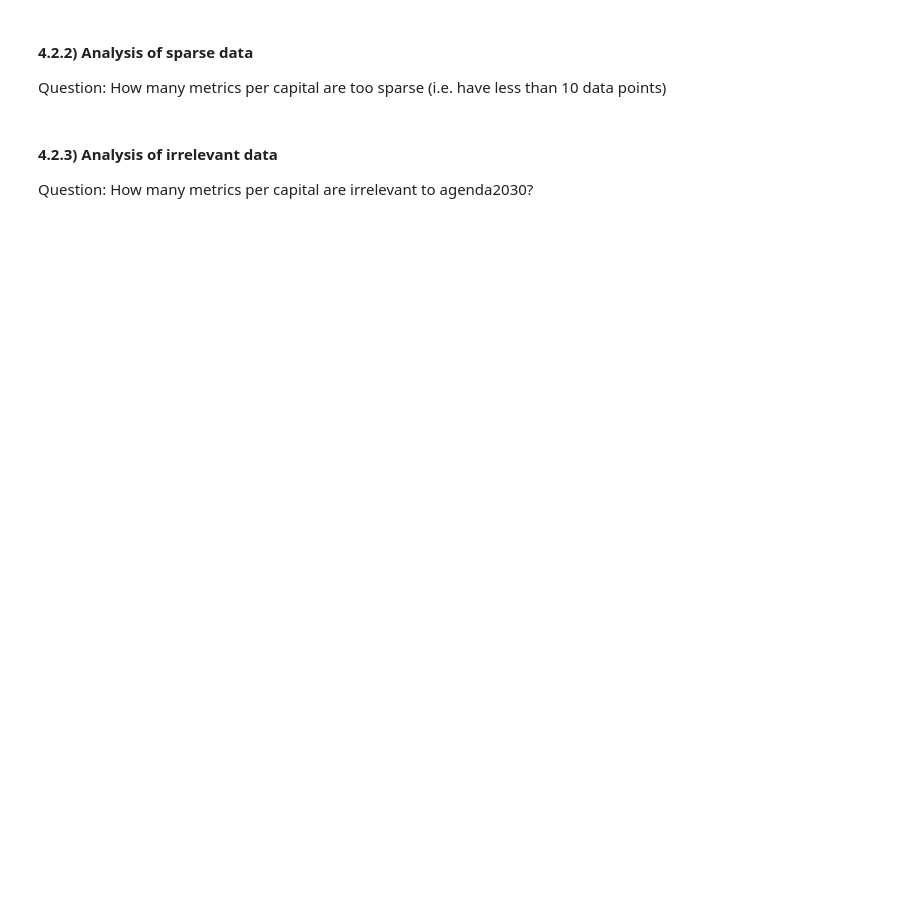
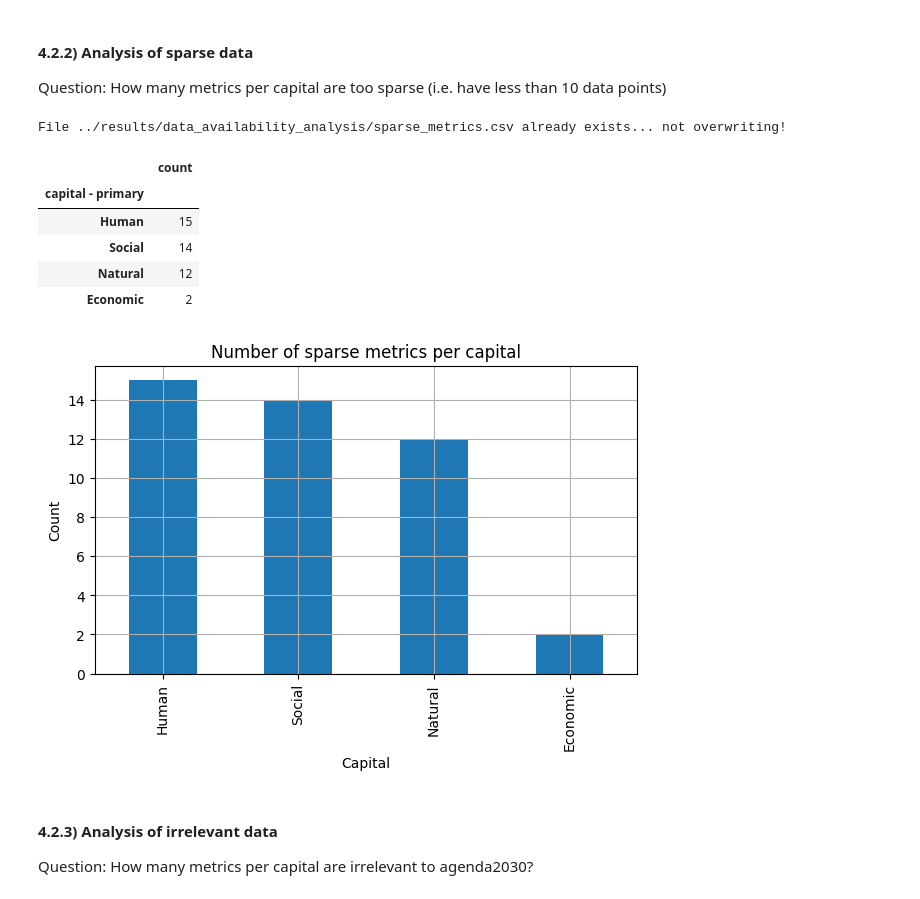
Before and after one commit to B-Lab-Switzerland/sipi-data-analysis, a Jupyter notebook: MONET_Analysis/notebooks/monet_data_analysis.ipynb, the cells around one changed output. Saved outputs shown, nothing was run; the diff lists cells and outputs as text; code cells hidden in the pictures; blank space fills up the shorter version.

```diff
--- a/MONET_Analysis/notebooks/monet_data_analysis.ipynb
+++ b/MONET_Analysis/notebooks/monet_data_analysis.ipynb
@@ -69,3 +117,15 @@ analyzer.number_of_sparse_metrics_per_capital(data_fpath = const.sparse_metrics_
+# %%
+n_sparse_per_capital = analysis.nSparseMetricsPerCapital(results["sparse_cols"])
+nspc = n_sparse_per_capital.analyze()
+# %% [output]
+File ../results/data_availability_analysis/sparse_metrics.csv already exists... not overwriting!
+|  | count |
+| capital - primary |  |
+| Human | 15 |
+| Social | 14 |
+| Natural | 12 |
+| Economic | 2 |
+[figure, added]
 # %% [markdown]
 #### 4.2.3) Analysis of irrelevant data
 
```
Also changed, not shown: parts of 46 cells of this notebook, 4 other files.
